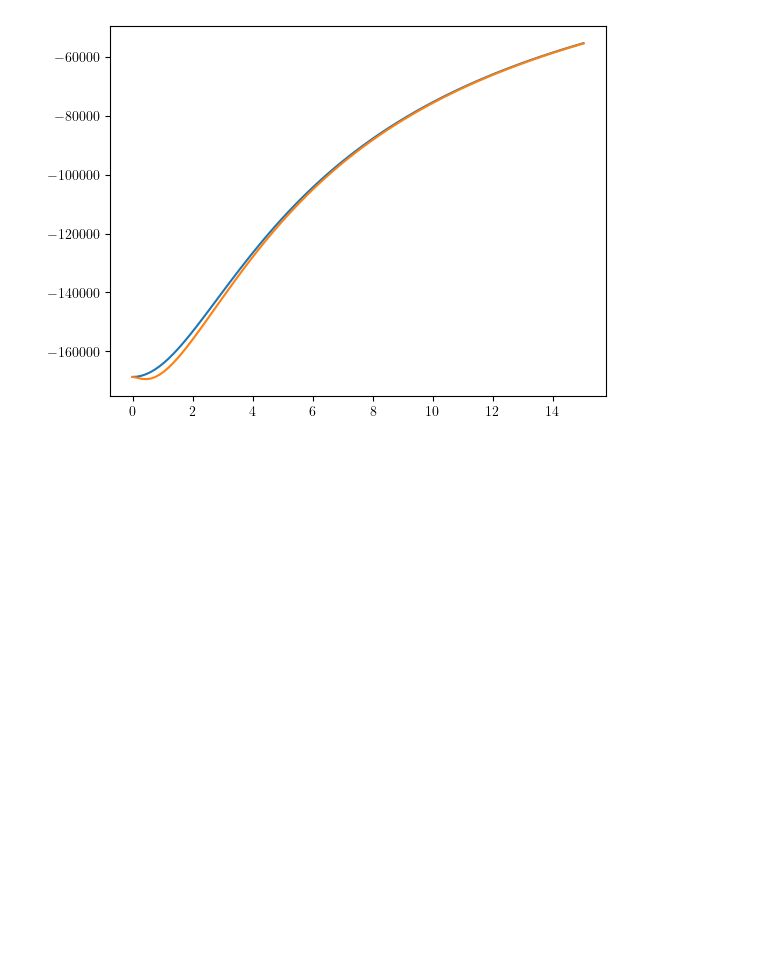
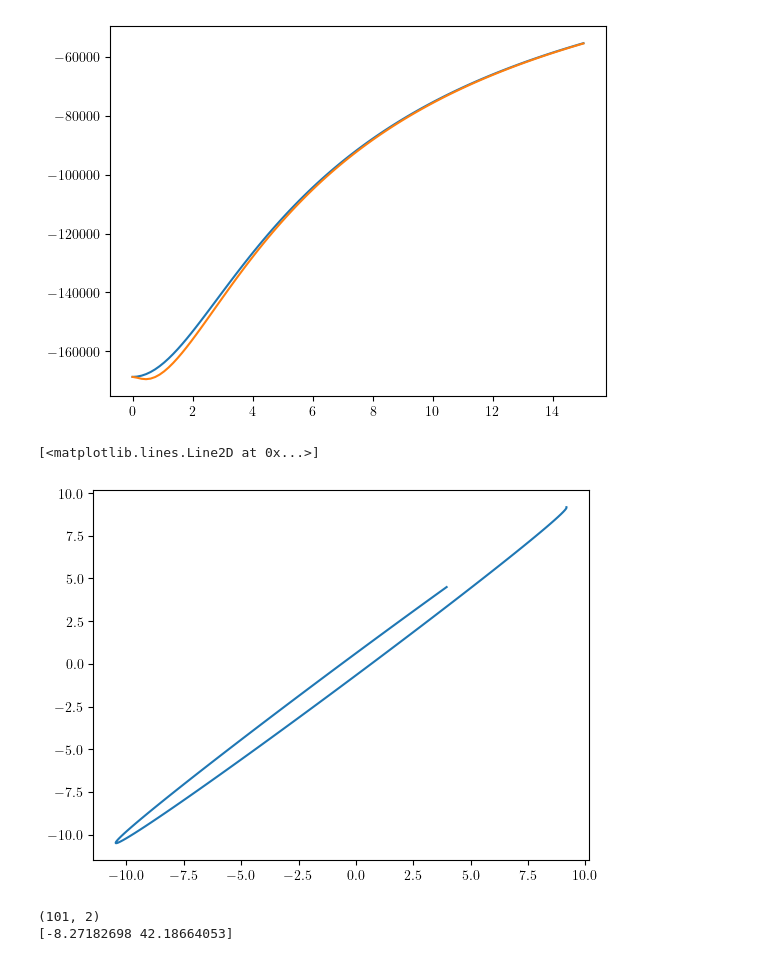
Before and after one commit to adllmr/bar_streams, a Jupyter notebook: diffusion_model.ipynb, the cells around one changed output. Saved outputs shown, nothing was run; the diff lists cells and outputs as text; code cells hidden in the pictures; blank space fills up the shorter version.

```diff
--- a/diffusion_model.ipynb
+++ b/diffusion_model.ipynb
@@ -111,2 +187,21 @@ def calc_orbit(L_z, J_r, phi_peri):
+# %%
+'''Test orbit calculation'''
+
+J_r = 10#np.array([10, 20])
+L = 3000#np.array([3000, 3500])
+J_phi = -100#np.array([100, 200])
+psi_peri = 0
+Omega = np.pi/4
+
+r, theta, phi, theta_r, theta_theta, theta_phi, Omega_r, Omega_theta, Omega_phi = calc_orbit_3D(J_r, L, J_phi, psi_peri, Omega)
+
+x = r * np.sin(theta) * np.cos(phi)
+y = r * np.sin(theta) * np.sin(phi)
+z = r * np.cos(theta)
+
+plt.plot(x, y)
+# %% [output]
+[<matplotlib.lines.Line2D at 0x...>]
+[figure, added]
 # %%
 '''Calculate change in Lz per orbit'''
@@ -134,3 +235,16 @@ def calc_D(L_z, J_r, Omega_b):
+# %%
+L_z = np.array([100, 200])
+J_r = np.array([500, 600])
+L = np.array([1000, 2000])
+
+psi_peri_grid = np.linspace(0, 2*np.pi, 21)[:-1]
+
+# print(psi_peri_grid[5])
+
+print(calc_Delta_Lz(J_r, L, L_z, psi_peri_grid[5], 0, 60))
+# %% [output]
+(101, 2)
+[-8.27182698 42.18664053]
 # %%
 Omega_b = 35
 
```
Also changed, not shown: parts of 19 cells of this notebook, 7 other files.
